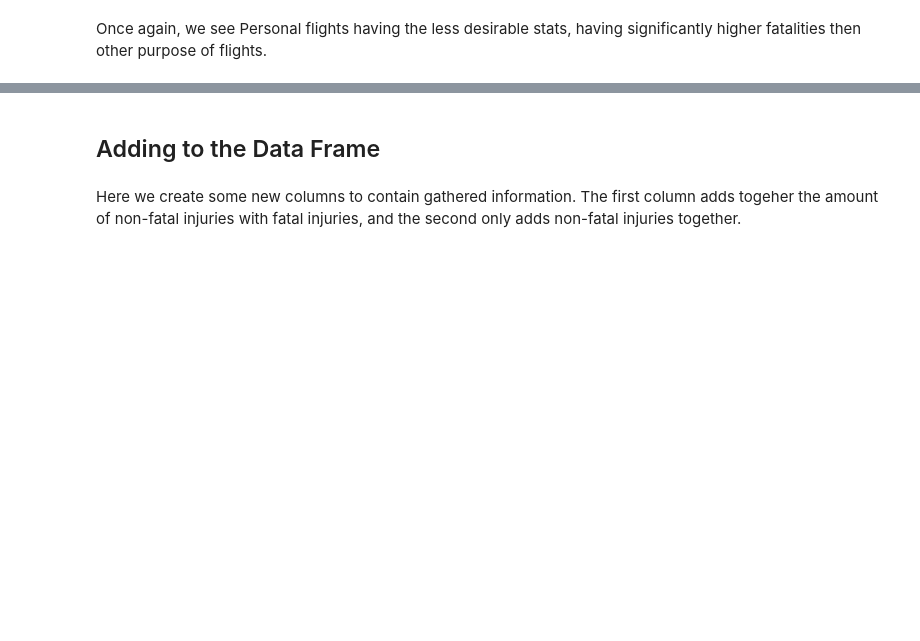
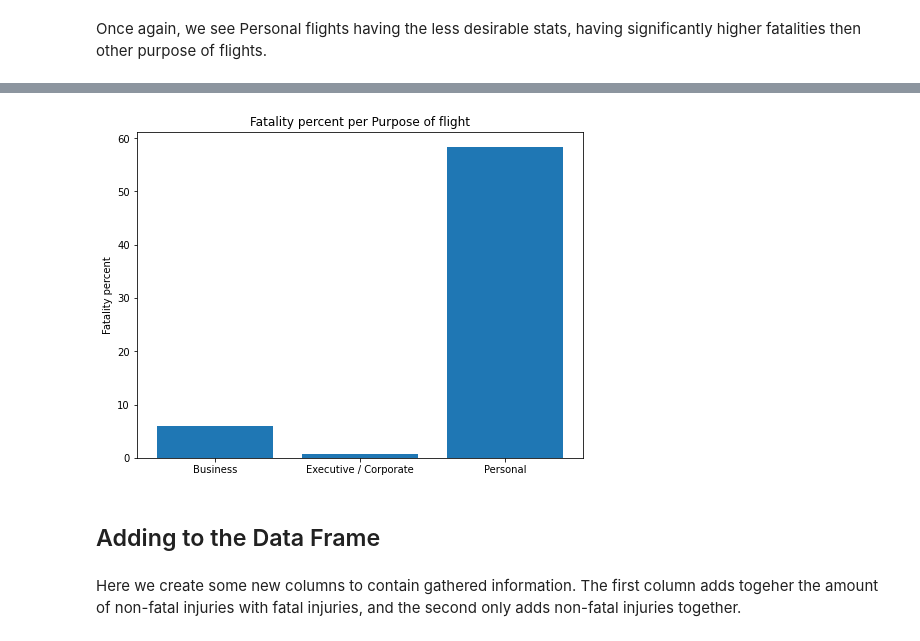
Before and after one commit to Djohnson1313/phase_1_project, a Jupyter notebook: phase_1_project_final.ipynb, the cells around one changed output, grey strips where cells are left out. Saved outputs shown, nothing was run; the diff lists cells and outputs as text; code cells hidden in the pictures; blank space fills up the shorter version.

```diff
--- a/phase_1_project_final.ipynb
+++ b/phase_1_project_final.ipynb
@@ -629,3 +676,17 @@ Once again, we see Personal flights having the less desirable stats, having sign
+# %%
+# Bargraph to compare purpose of flight fatalities
+
+height = [5.97, 0.79, 58.28]
+x = range(3)
+labels = ['Business', 'Executive / Corporate', 'Personal']
+
+fig, ax = plt.subplots(figsize = (8,6))
+ax.bar(x, height, tick_label = labels)
+
+ax.set_title('Fatality percent per Purpose of flight')
+ax.set_ylabel('Fatality percent');
+# %% [output]
+[figure, added]
 # %% [markdown]
 ## Adding to the Data Frame
 # %% [markdown]
```
Also changed, not shown: parts of 28 cells of this notebook.
